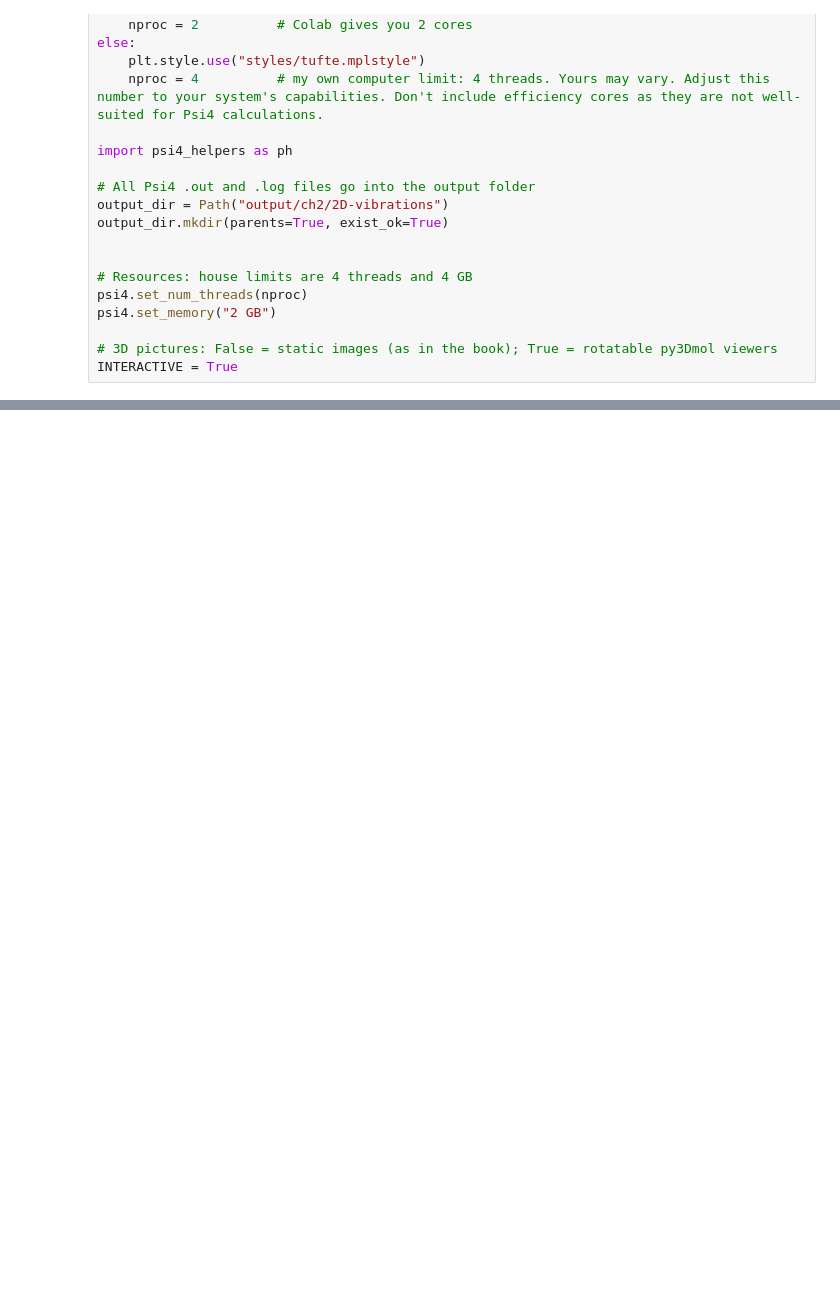
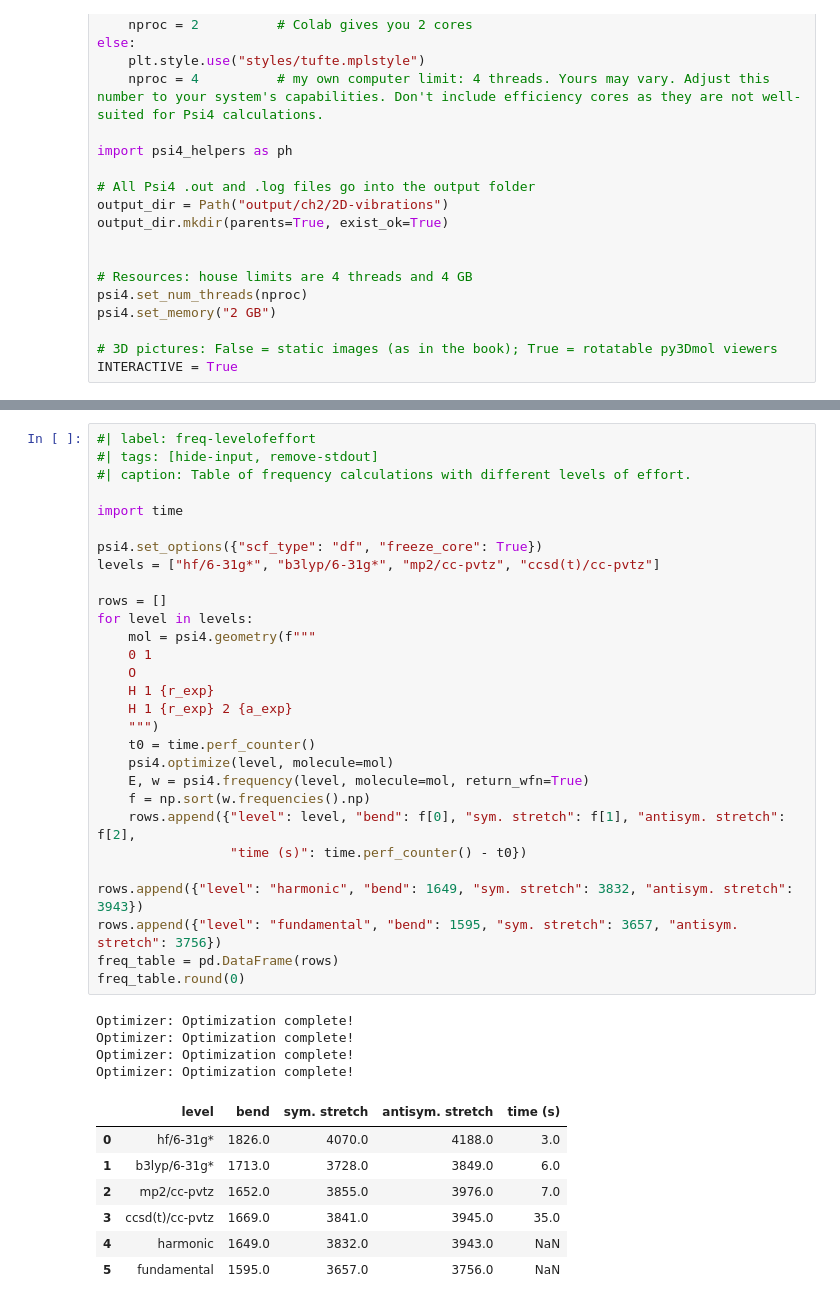
Before and after one commit to blinkletter/UsingPsi4v2, a Jupyter notebook: ch2D-vibrations.ipynb, the cells around one changed output, grey strips where cells are left out. Cells and saved outputs as stored; diff of their text form; blank space fills up the shorter version.

```diff
--- a/ch2D-vibrations.ipynb
+++ b/ch2D-vibrations.ipynb
@@ -89,0 +260,41 @@ The energy of a molecule depends on where its nuclei are. A **geometry optimizat
+# %%
+#| label: freq-levelofeffort
+#| tags: [hide-input, remove-stdout]
+#| caption: Table of frequency calculations with different levels of effort.
+
+import time
+
+psi4.set_options({"scf_type": "df", "freeze_core": True})
+levels = ["hf/6-31g*", "b3lyp/6-31g*", "mp2/cc-pvtz", "ccsd(t)/cc-pvtz"]
+
+rows = []
+for level in levels:
+    mol = psi4.geometry(f"""
+    0 1
+    O
+    H 1 {r_exp}
+    H 1 {r_exp} 2 {a_exp}
+    """)
+    t0 = time.perf_counter()
+    psi4.optimize(level, molecule=mol)
+    E, w = psi4.frequency(level, molecule=mol, return_wfn=True)
+    f = np.sort(w.frequencies().np)
+    rows.append({"level": level, "bend": f[0], "sym. stretch": f[1], "antisym. stretch": f[2],
+                 "time (s)": time.perf_counter() - t0})
+
+rows.append({"level": "harmonic", "bend": 1649, "sym. stretch": 3832, "antisym. stretch": 3943})
+rows.append({"level": "fundamental", "bend": 1595, "sym. stretch": 3657, "antisym. stretch": 3756})
+freq_table = pd.DataFrame(rows)
+freq_table.round(0)
+# %% [output]
+Optimizer: Optimization complete!
+Optimizer: Optimization complete!
+Optimizer: Optimization complete!
+Optimizer: Optimization complete!
+|  | level | bend | sym. stretch | antisym. stretch | time (s) |
+| 0 | hf/6-31g* | 1826.0 | 4070.0 | 4188.0 | 3.0 |
+| 1 | b3lyp/6-31g* | 1713.0 | 3728.0 | 3849.0 | 6.0 |
+| 2 | mp2/cc-pvtz | 1652.0 | 3855.0 | 3976.0 | 7.0 |
+| 3 | ccsd(t)/cc-pvtz | 1669.0 | 3841.0 | 3945.0 | 35.0 |
+| 4 | harmonic | 1649.0 | 3832.0 | 3943.0 | NaN |
+| 5 | fundamental | 1595.0 | 3657.0 | 3756.0 | NaN |
```
Also changed, not shown: parts of 13 cells of this notebook, 3 other files.
